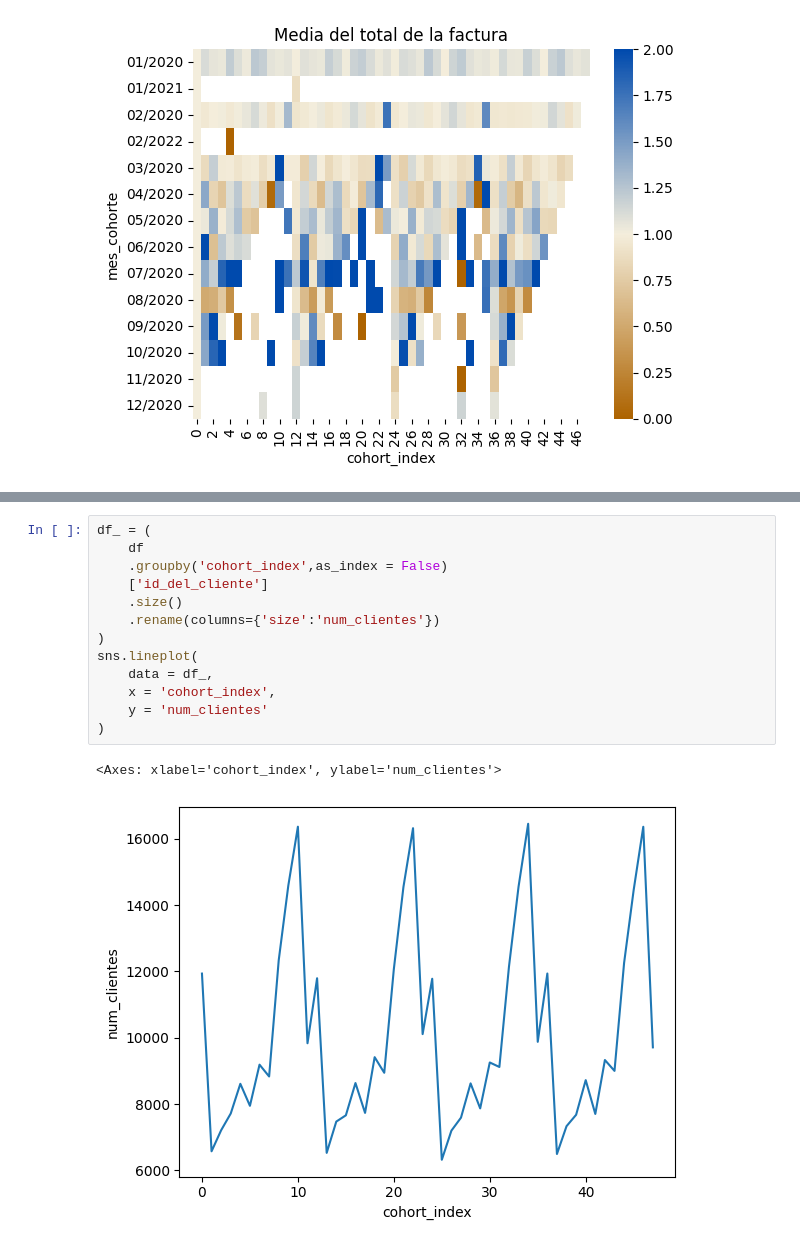
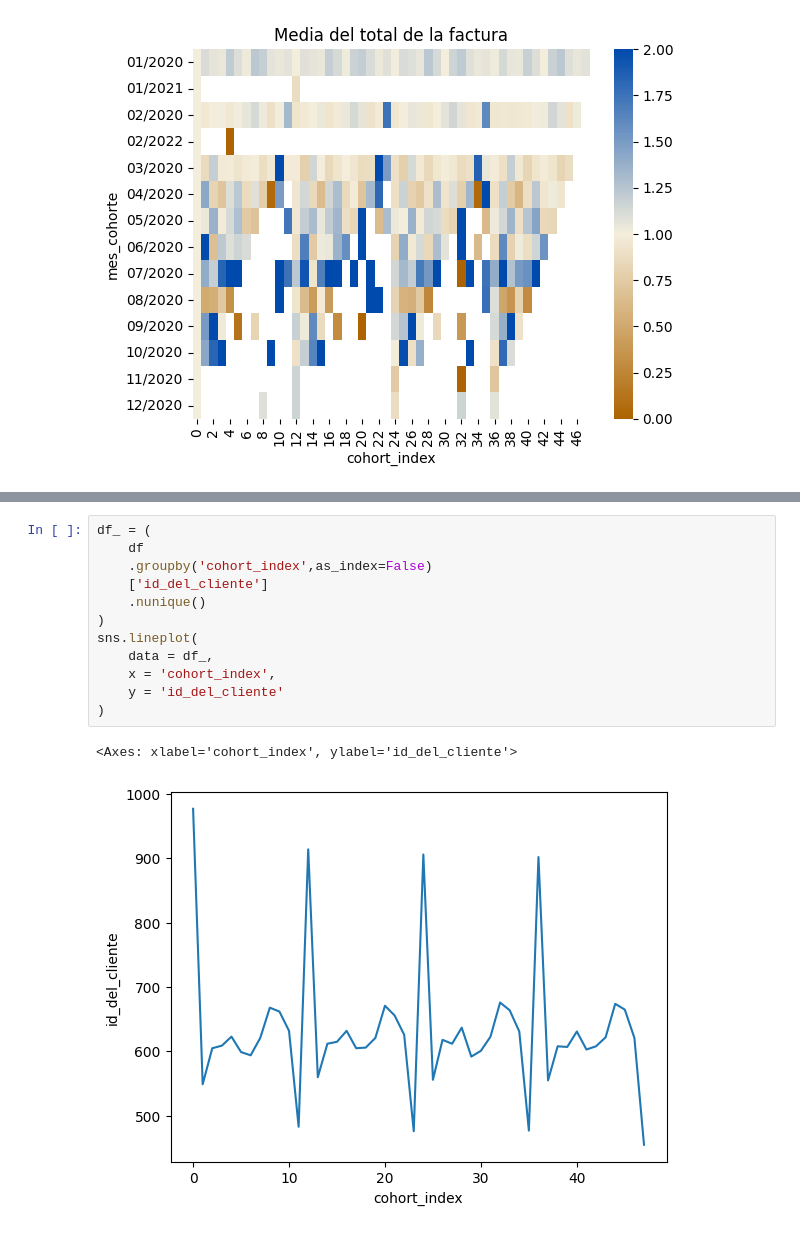
Before and after one commit to MiguelAMeloM/Miguel_DataAnalytics, a Jupyter notebook: campañas_marketing/analisis_cohortes.ipynb, the cells around one changed output, grey strips where cells are left out. Drawn from its saved outputs; the diff is of its cells as text.

```diff
--- a/campañas_marketing/analisis_cohortes.ipynb
+++ b/campañas_marketing/analisis_cohortes.ipynb
@@ -309,16 +318,15 @@ AttributeError: Line2D.set() got an unexpected keyword argument 'aggfunc'
 # %%
 df_ = (
     df
-    .groupby('cohort_index',as_index = False)
+    .groupby('cohort_index',as_index=False)
     ['id_del_cliente']
-    .size()
-    .rename(columns={'size':'num_clientes'})
+    .nunique()
 )
 sns.lineplot(
     data = df_,
     x = 'cohort_index',
-    y = 'num_clientes'
+    y = 'id_del_cliente'
 )
 # %% [output]
-<Axes: xlabel='cohort_index', ylabel='num_clientes'>
+<Axes: xlabel='cohort_index', ylabel='id_del_cliente'>
-[figure, old version]
+[figure, new version]
```
Also changed, not shown: parts of 23 cells of this notebook.
